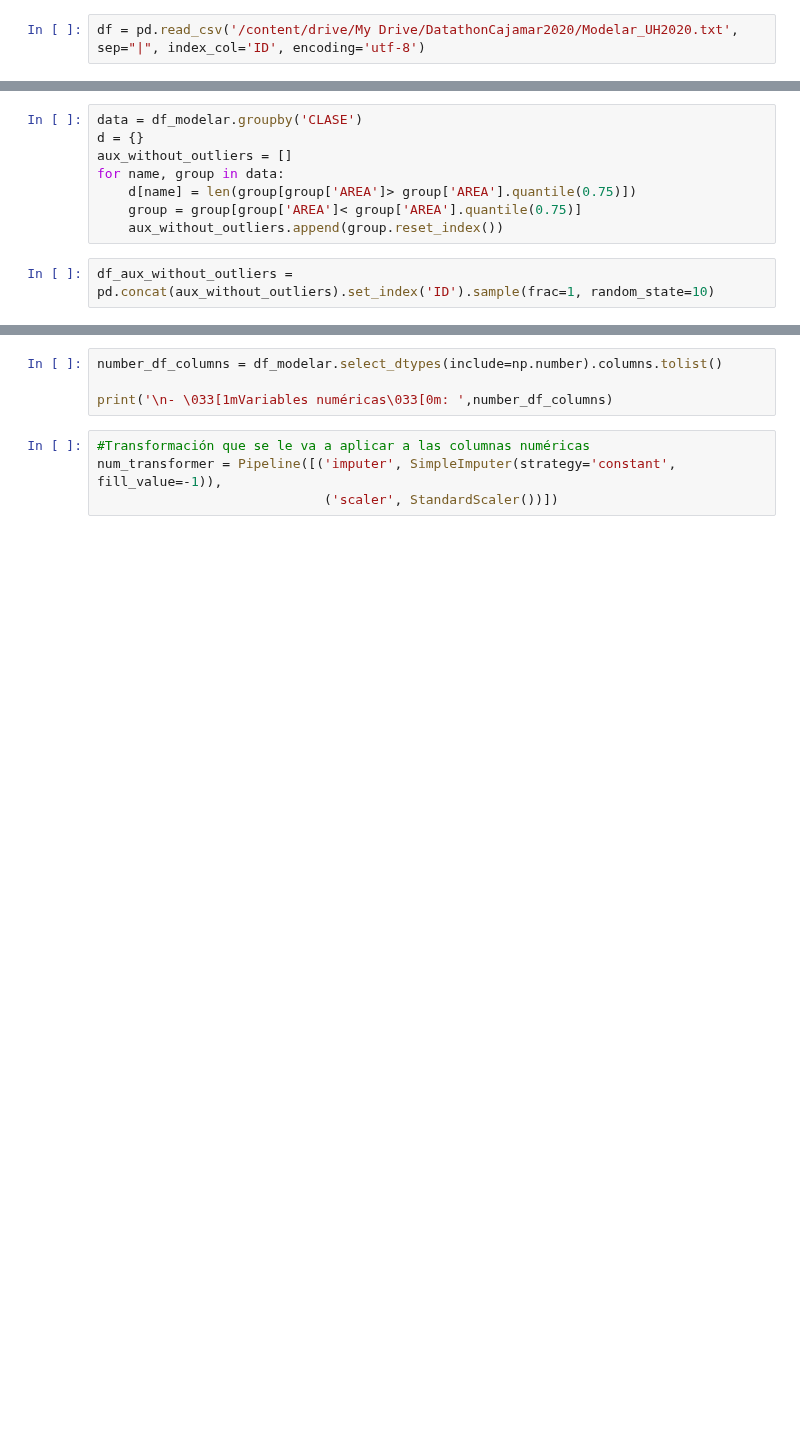
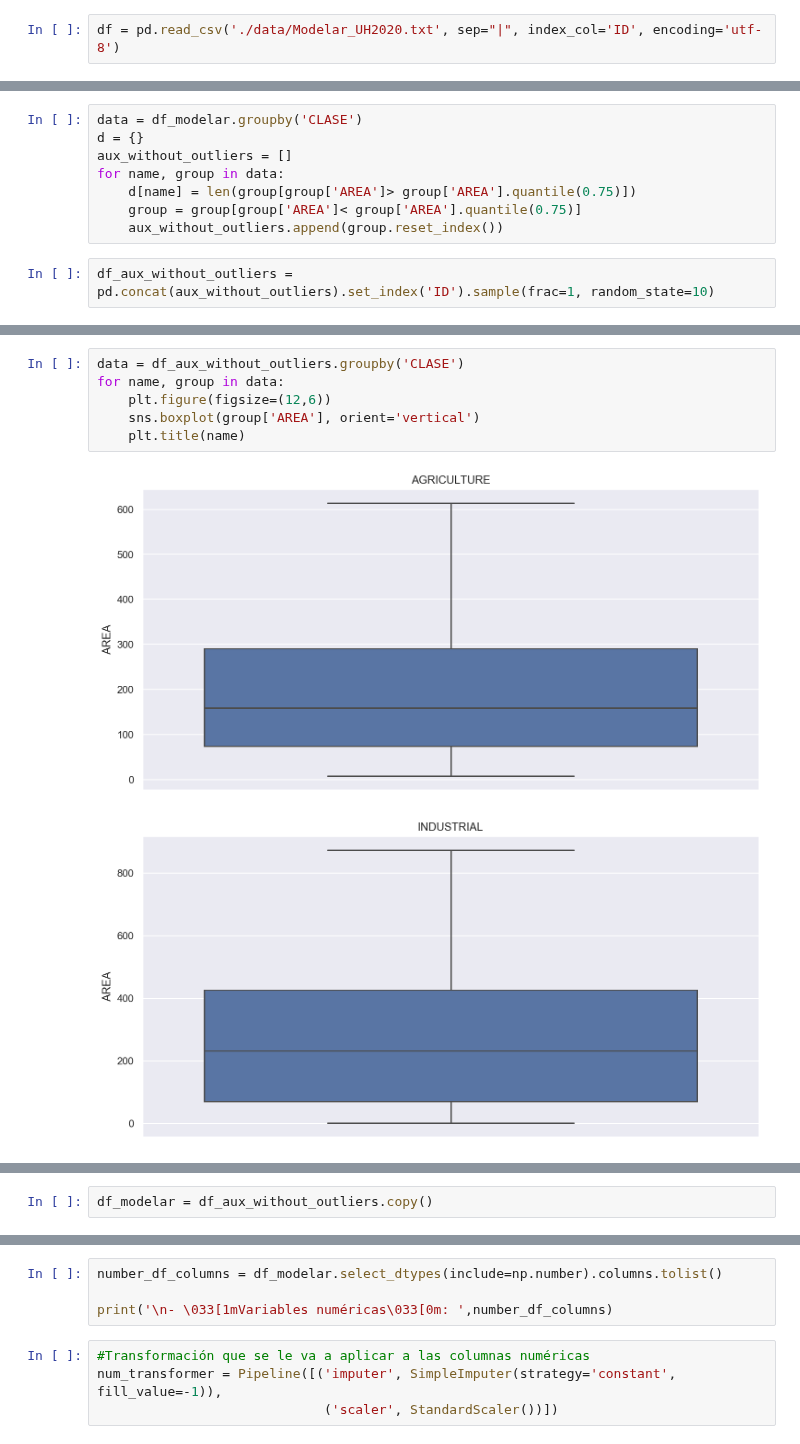
Before and after one commit to cifucg/minsait_land_classification, a Jupyter notebook: Notebook_base.ipynb, the cells around one changed output, grey strips where cells are left out. Drawn from its saved outputs; the diff is of its cells as text; blank space fills up the shorter version.

```diff
--- a/Notebook_base.ipynb
+++ b/Notebook_base.ipynb
@@ -72,7 +64,7 @@ def show_results(y, y_pred):
     print("Resultados")
     print('Accuracy: {}'.format(round(accuracy_score(y, y_pred), 3)))
 # %%
-df = pd.read_csv('/content/drive/My Drive/DatathonCajamar2020/Modelar_UH2020.txt', sep="|", index_col='ID', encoding='utf-8')
+df = pd.read_csv('./data/Modelar_UH2020.txt', sep="|", index_col='ID', encoding='utf-8')
 # %%
 list_class_order = ['RESIDENTIAL', 'PUBLIC', 'RETAIL', 'OFFICE', 'INDUSTRIAL', 'AGRICULTURE', 'OTHER']
 # %%
@@ -170,0 +199,9 @@ df_aux_without_outliers['CLASE'].value_counts()
+# %%
+data = df_aux_without_outliers.groupby('CLASE')
+for name, group in data:
+    plt.figure(figsize=(12,6))
+    sns.boxplot(group['AREA'], orient='vertical')
+    plt.title(name)
+# %% [output]
+[figure, added]
+[figure, added]
@@ -170,0 +213,2 @@ df_aux_without_outliers['CLASE'].value_counts()
+# %%
+df_modelar = df_aux_without_outliers.copy()
```
Also changed, not shown: parts of 20 cells of this notebook.
